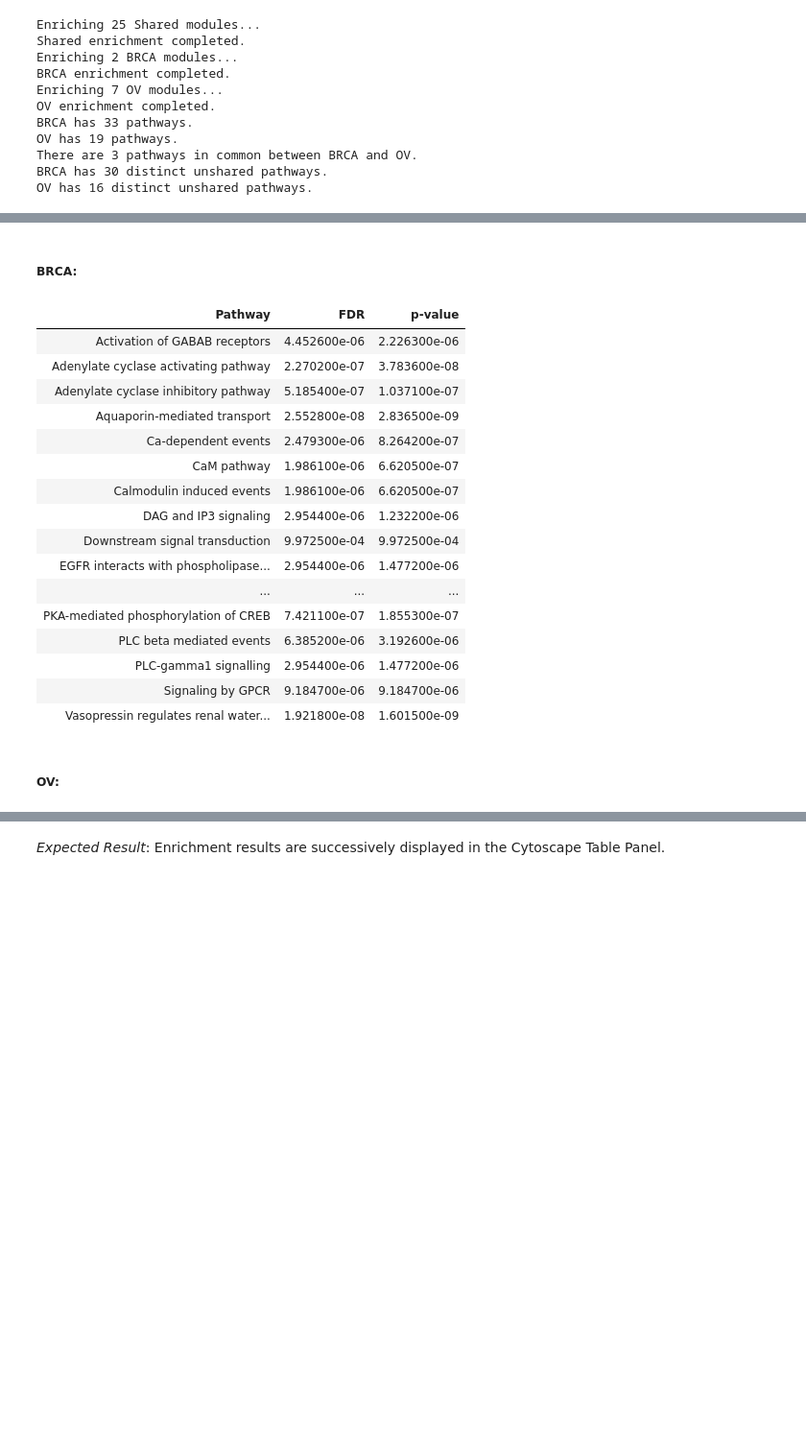
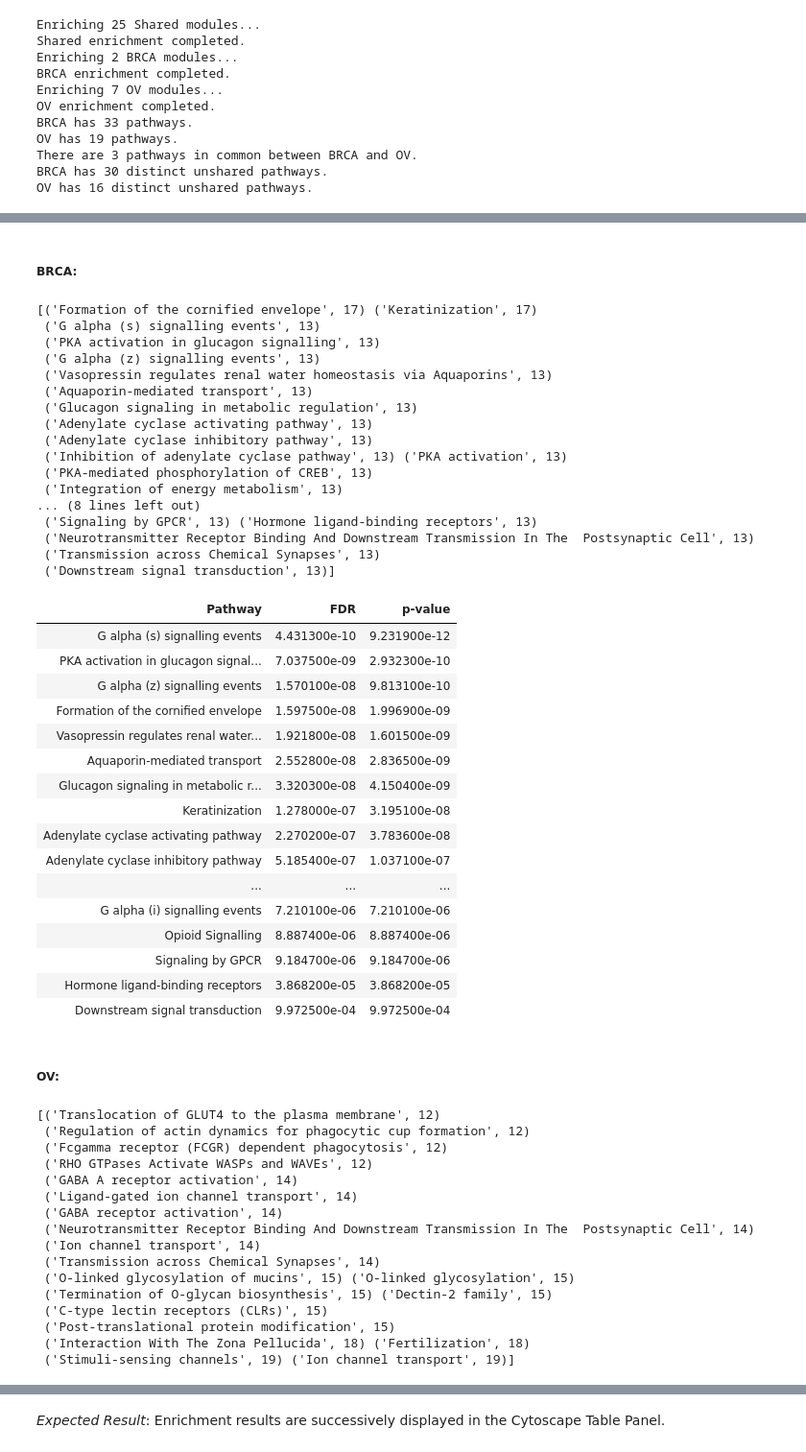
Before and after one commit to Niveda-S/workflows, a Jupyter notebook: CytoscapeReactomeFI.ipynb, the cells around one changed output, grey strips where cells are left out. Shown: that part at 96% size. Saved outputs shown, nothing was run; the diff lists cells and outputs as text; code cells hidden in the pictures; blank space fills up the shorter version.

Commit message:
Sort enrichments by FDR.

```diff
--- a/CytoscapeReactomeFI.ipynb
+++ b/CytoscapeReactomeFI.ipynb
@@ -516,8 +516,8 @@ def enrich_genes(genes, cutoff=.001):
     renamed_df = parsed_df.rename({'P-value': 'p-value'}, axis=1)
     # We only want the p-value and FDR.
     sliced_df = renamed_df.loc[:, ['p-value', 'FDR']]
-    # Sort by pathway name.
-    sorted_df = sliced_df.sort_index()
+    # Sort by FDR.
+    sorted_df = sliced_df.sort_values(by='FDR')
     # Apply the cutoff, if it exists.
     return sorted_df[sorted_df.FDR.le(cutoff)] if cutoff else sorted_df
 
@@ -555,9 +555,10 @@ def _accum_pathways(accum, index, row):
     return multi_df if accum.empty else accum.append(multi_df)
 
 def transpose_pathways(enrichment_df):
-    return reduce(lambda accum, iter_tuple: _accum_pathways(accum, *iter_tuple),
-                  enrichment_df.iterrows(),
-                  pd.DataFrame({'Dummy' : []}))
+    transposed_df = reduce(lambda accum, iter_tuple: _accum_pathways(accum, *iter_tuple),
+                           enrichment_df.iterrows(),
+                           pd.DataFrame({'Dummy' : []}))
+    return transposed_df
 
 def distinct_pathways(inputs):
     """
@@ -798,32 +799,67 @@ OV has 16 distinct unshared pathways.
 # %%
 # Show the unshared pathways.
 display(HTML('<h4>Unshared Module Pathways:</h4>'))
 for name, pathways in distinct.items():
     display(HTML("<h5>%s:</h5>" % name))
     transposed_df = transpose_pathways(enriched[name])
-    grouped_df = transposed_df.groupby(level='Pathway').min()
+    print(transposed_df.index.get_values())
+    grouped_df = transposed_df.groupby(level='Pathway', sort=False).min()
+    grouped_df.sort_values(by='FDR', inplace=True)
     criterion = grouped_df.index.isin(pathways)
     distinct_df = grouped_df[criterion]
     display(HTML(distinct_df.reset_index().to_html(index=False)))
 # %% [output]
 Unshared Module Pathways:
 BRCA:
+[('Formation of the cornified envelope', 17) ('Keratinization', 17)
+ ('G alpha (s) signalling events', 13)
+ ('PKA activation in glucagon signalling', 13)
+ ('G alpha (z) signalling events', 13)
+ ('Vasopressin regulates renal water homeostasis via Aquaporins', 13)
+ ('Aquaporin-mediated transport', 13)
+ ('Glucagon signaling in metabolic regulation', 13)
+ ('Adenylate cyclase activating pathway', 13)
+ ('Adenylate cyclase inhibitory pathway', 13)
+ ('Inhibition of adenylate cyclase pathway', 13) ('PKA activation', 13)
+ ('PKA-mediated phosphorylation of CREB', 13)
+ ('Integration of energy metabolism', 13)
+... (8 lines left out)
+ ('Signaling by GPCR', 13) ('Hormone ligand-binding receptors', 13)
+ ('Neurotransmitter Receptor Binding And Downstream Transmission In The  Postsynaptic Cell', 13)
+ ('Transmission across Chemical Synapses', 13)
+ ('Downstream signal transduction', 13)]
 | Pathway | FDR | p-value |
-| Activation of GABAB receptors | 4.452600e-06 | 2.226300e-06 |
+| G alpha (s) signalling events | 4.431300e-10 | 9.231900e-12 |
+| PKA activation in glucagon signal... | 7.037500e-09 | 2.932300e-10 |
+| G alpha (z) signalling events | 1.570100e-08 | 9.813100e-10 |
+| Formation of the cornified envelope | 1.597500e-08 | 1.996900e-09 |
+| Vasopressin regulates renal water... | 1.921800e-08 | 1.601500e-09 |
+| Aquaporin-mediated transport | 2.552800e-08 | 2.836500e-09 |
+| Glucagon signaling in metabolic r... | 3.320300e-08 | 4.150400e-09 |
+| Keratinization | 1.278000e-07 | 3.195100e-08 |
 | Adenylate cyclase activating pathway | 2.270200e-07 | 3.783600e-08 |
 | Adenylate cyclase inhibitory pathway | 5.185400e-07 | 1.037100e-07 |
-| Aquaporin-mediated transport | 2.552800e-08 | 2.836500e-09 |
-| Ca-dependent events | 2.479300e-06 | 8.264200e-07 |
-| CaM pathway | 1.986100e-06 | 6.620500e-07 |
-| Calmodulin induced events | 1.986100e-06 | 6.620500e-07 |
-| DAG and IP3 signaling | 2.954400e-06 | 1.232200e-06 |
+| ... | ... | ... |
+| G alpha (i) signalling events | 7.210100e-06 | 7.210100e-06 |
+| Opioid Signalling | 8.887400e-06 | 8.887400e-06 |
+| Signaling by GPCR | 9.184700e-06 | 9.184700e-06 |
+| Hormone ligand-binding receptors | 3.868200e-05 | 3.868200e-05 |
 | Downstream signal transduction | 9.972500e-04 | 9.972500e-04 |
-| EGFR interacts with phospholipase... | 2.954400e-06 | 1.477200e-06 |
-| ... | ... | ... |
-| PKA-mediated phosphorylation of CREB | 7.421100e-07 | 1.855300e-07 |
-| PLC beta mediated events | 6.385200e-06 | 3.192600e-06 |
-| PLC-gamma1 signalling | 2.954400e-06 | 1.477200e-06 |
-| Signaling by GPCR | 9.184700e-06 | 9.184700e-06 |
-| Vasopressin regulates renal water... | 1.921800e-08 | 1.601500e-09 |
 OV:
+[('Translocation of GLUT4 to the plasma membrane', 12)
+ ('Regulation of actin dynamics for phagocytic cup formation', 12)
+ ('Fcgamma receptor (FCGR) dependent phagocytosis', 12)
+ ('RHO GTPases Activate WASPs and WAVEs', 12)
+ ('GABA A receptor activation', 14)
+ ('Ligand-gated ion channel transport', 14)
+ ('GABA receptor activation', 14)
+ ('Neurotransmitter Receptor Binding And Downstream Transmission In The  Postsynaptic Cell', 14)
+ ('Ion channel transport', 14)
+ ('Transmission across Chemical Synapses', 14)
+ ('O-linked glycosylation of mucins', 15) ('O-linked glycosylation', 15)
+ ('Termination of O-glycan biosynthesis', 15) ('Dectin-2 family', 15)
+ ('C-type lectin receptors (CLRs)', 15)
+ ('Post-translational protein modification', 15)
+ ('Interaction With The Zona Pellucida', 18) ('Fertilization', 18)
+ ('Stimuli-sensing channels', 19) ('Ion channel transport', 19)]
 | Pathway | FDR | p-value |
```
Also changed, not shown: parts of 3 cells of this notebook.
